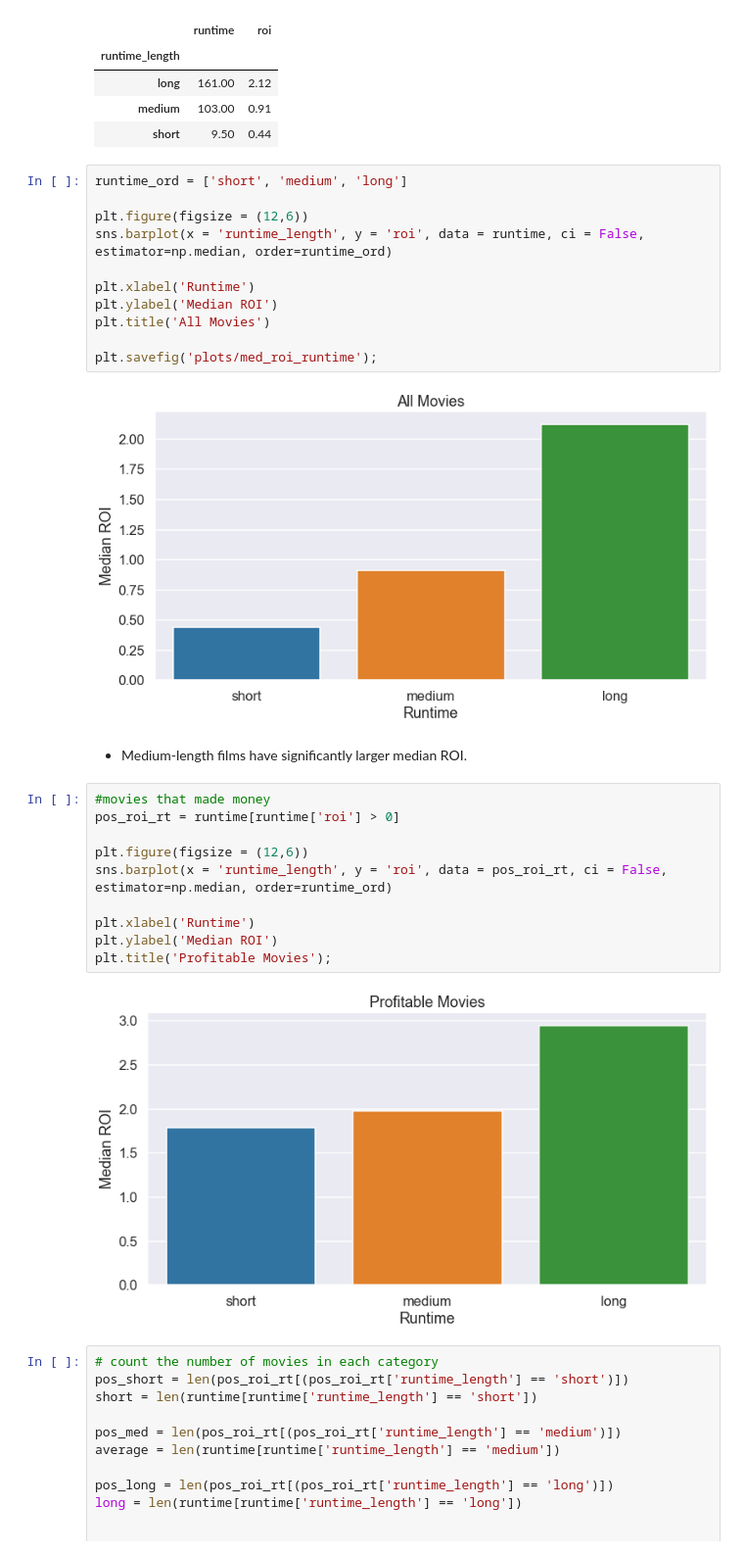
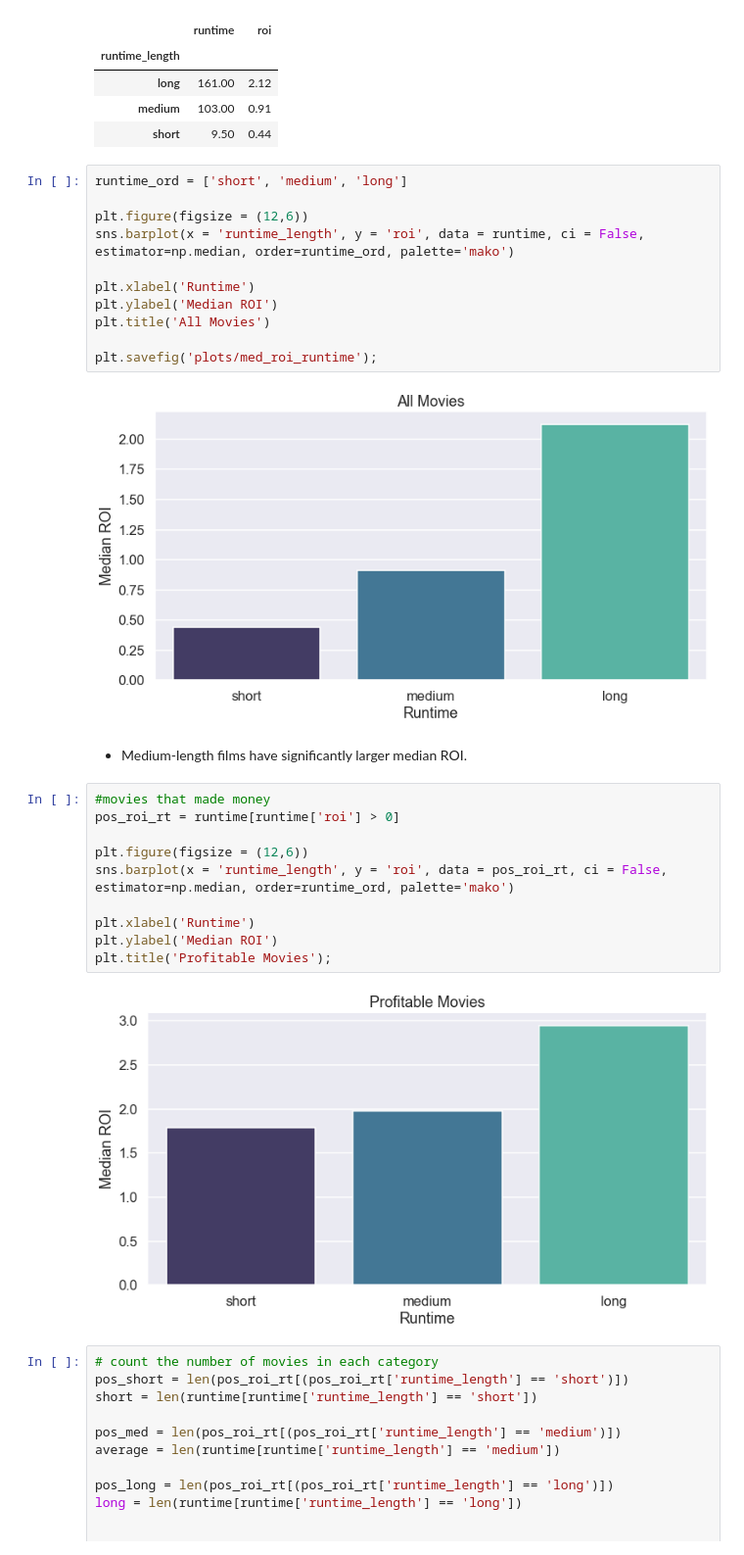
Before and after one commit to kaceyclougher/Phase-2-Project, a Jupyter notebook: analysis.ipynb, the cells around one changed output. Shown at 98% size. Saved outputs shown, nothing was run; the diff lists cells and outputs as text.

```diff
--- a/analysis.ipynb
+++ b/analysis.ipynb
@@ -705,7 +687,7 @@ runtime.groupby('runtime_length').median()
 runtime_ord = ['short', 'medium', 'long']
 
 plt.figure(figsize = (12,6))
-sns.barplot(x = 'runtime_length', y = 'roi', data = runtime, ci = False, estimator=np.median, order=runtime_ord)
+sns.barplot(x = 'runtime_length', y = 'roi', data = runtime, ci = False, estimator=np.median, order=runtime_ord, palette='mako')
 
 plt.xlabel('Runtime')
 plt.ylabel('Median ROI')
@@ -713,21 +695,21 @@ plt.title('All Movies')
 
 plt.savefig('plots/med_roi_runtime');
 # %% [output]
-[figure, old version]
+[figure, new version]
 # %% [markdown]
 - Medium-length films have significantly larger median ROI.
 # %%
 #movies that made money
 pos_roi_rt = runtime[runtime['roi'] > 0]
 
 plt.figure(figsize = (12,6))
-sns.barplot(x = 'runtime_length', y = 'roi', data = pos_roi_rt, ci = False, estimator=np.median, order=runtime_ord)
+sns.barplot(x = 'runtime_length', y = 'roi', data = pos_roi_rt, ci = False, estimator=np.median, order=runtime_ord, palette='mako')
 
 plt.xlabel('Runtime')
 plt.ylabel('Median ROI')
 plt.title('Profitable Movies');
 # %% [output]
-[figure, old version]
+[figure, new version]
 # %%
 # count the number of movies in each category
 pos_short = len(pos_roi_rt[(pos_roi_rt['runtime_length'] == 'short')])
```
Also changed, not shown: parts of 3 cells of this notebook, 2 other files.
